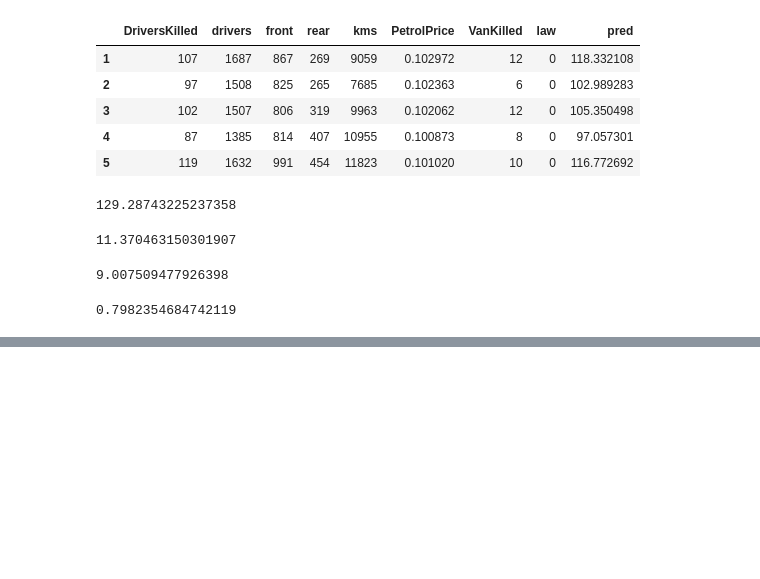
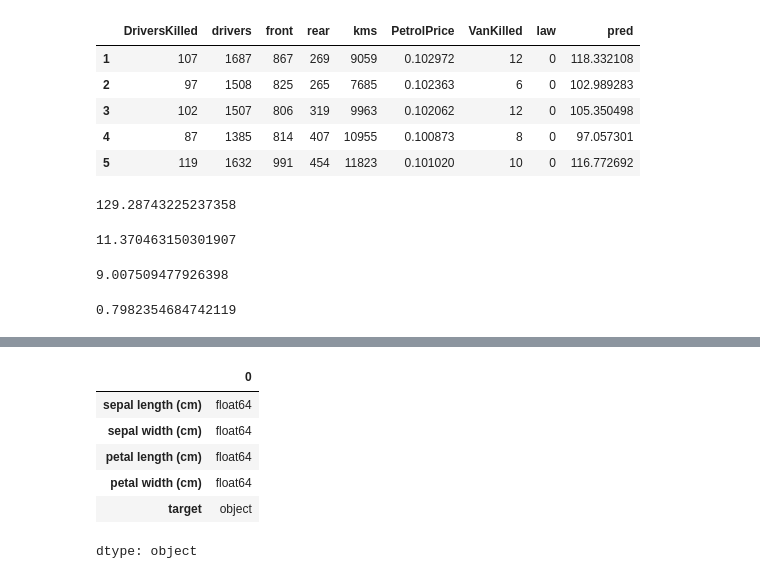
Before and after one commit to HongSeongMo/Bigdata_Analysis_Professional, a Jupyter notebook: 241021.ipynb, the cells around one changed output, grey strips where cells are left out. Drawn from its saved outputs; the diff is of its cells as text; code cells hidden in the pictures; blank space fills up the shorter version.

```diff
--- a/241021.ipynb
+++ b/241021.ipynb
@@ -324,0 +430,10 @@ print(rsquared)
+# %%
+irisdata.dtypes
+# %% [output]
+|  | 0 |
+| sepal length (cm) | float64 |
+| sepal width (cm) | float64 |
+| petal length (cm) | float64 |
+| petal width (cm) | float64 |
+| target | object |
+dtype: object
```
Also changed, not shown: parts of 22 cells of this notebook.
